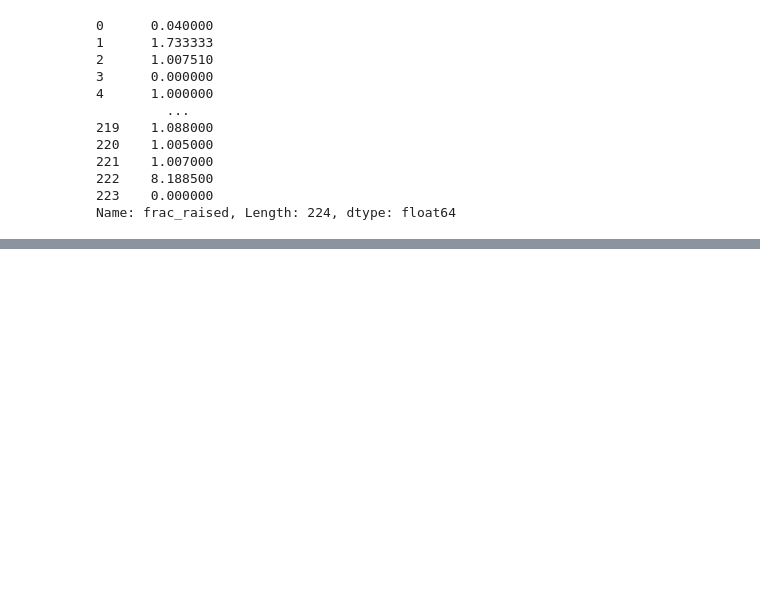
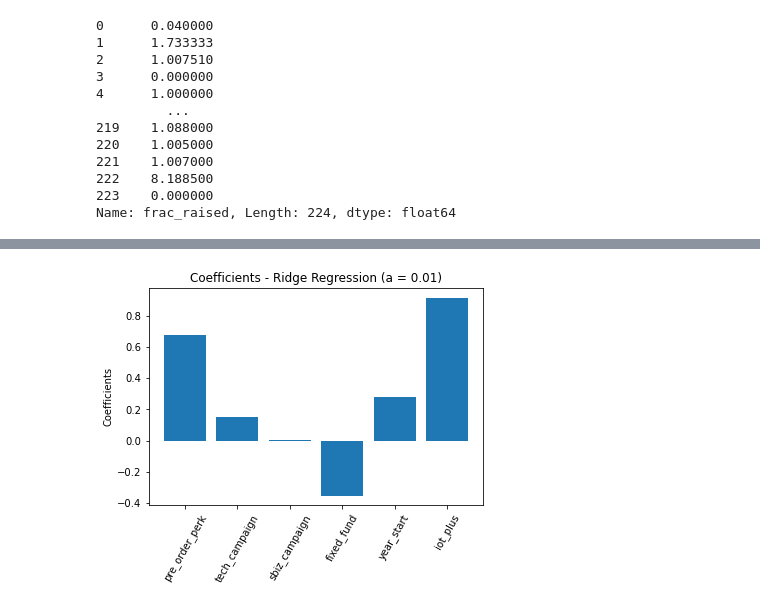
Before and after one commit to justintwoo/Mini-Project-1, a Jupyter notebook: mini_project_2.ipynb, the cells around one changed output, grey strips where cells are left out. Cells and saved outputs as stored; diff of their text form; code cells hidden in the pictures; blank space fills up the shorter version.

```diff
--- a/mini_project_2.ipynb
+++ b/mini_project_2.ipynb
@@ -214,0 +186,12 @@ Text(0.5, 1.0, 'Coefficients - Lasso Regression (a = 0.01)')
+# %%
+
+names = features.columns
+ridge = Ridge(alpha=0.01)
+ridge_coef=ridge.fit(X_train_scaled,y_train).coef_
+plt.bar(range(len(names)),ridge_coef)
+plt.xticks(range(len(names)),names, rotation=60)
+plt.ylabel("Coefficients")
+plt.title("Coefficients - Ridge Regression (a = 0.01)")
+plt.show()
+# %% [output]
+[figure, added]
```
Also changed, not shown: parts of 11 cells of this notebook.
